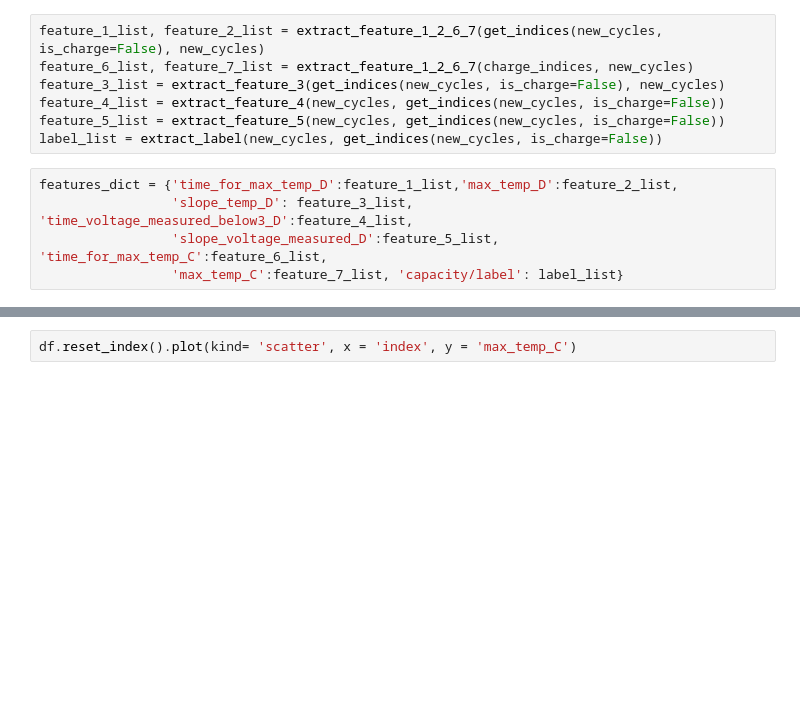
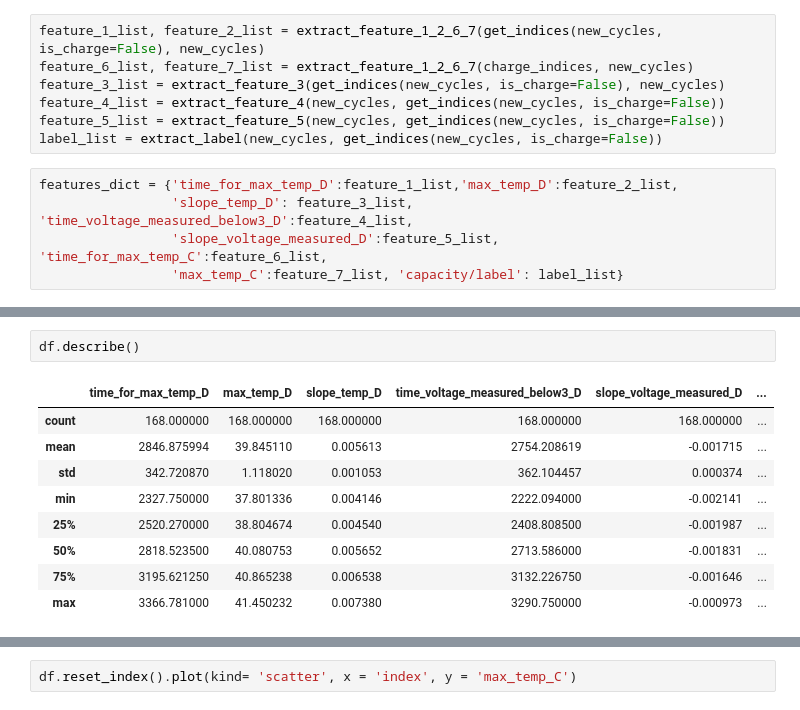
Before and after one commit to natskiu/Nasa-Battery, a Jupyter notebook: Data_Visualisation.ipynb, the cells around one changed output, grey strips where cells are left out. Saved outputs shown, nothing was run; the diff lists cells and outputs as text; blank space fills up the shorter version.

```diff
--- a/Data_Visualisation.ipynb
+++ b/Data_Visualisation.ipynb
@@ -286,4 +269,16 @@ df
 168 rows × 8 columns
+# %%
+df.describe()
+# %% [output]
+|  | time_for_max_temp_D | max_temp_D | slope_temp_D | time_voltage_measured_below3_D | slope_voltage_measured_D | ... |
+| count | 168.000000 | 168.000000 | 168.000000 | 168.000000 | 168.000000 | ... |
+| mean | 2846.875994 | 39.845110 | 0.005613 | 2754.208619 | -0.001715 | ... |
+| std | 342.720870 | 1.118020 | 0.001053 | 362.104457 | 0.000374 | ... |
+| min | 2327.750000 | 37.801336 | 0.004146 | 2222.094000 | -0.002141 | ... |
+| 25% | 2520.270000 | 38.804674 | 0.004540 | 2408.808500 | -0.001987 | ... |
+| 50% | 2818.523500 | 40.080753 | 0.005652 | 2713.586000 | -0.001831 | ... |
+| 75% | 3195.621250 | 40.865238 | 0.006538 | 3132.226750 | -0.001646 | ... |
+| max | 3366.781000 | 41.450232 | 0.007380 | 3290.750000 | -0.000973 | ... |
 # %%
 corr_matrix = df.corr()
 corr_matrix
```
Also changed, not shown: parts of 14 cells of this notebook.
